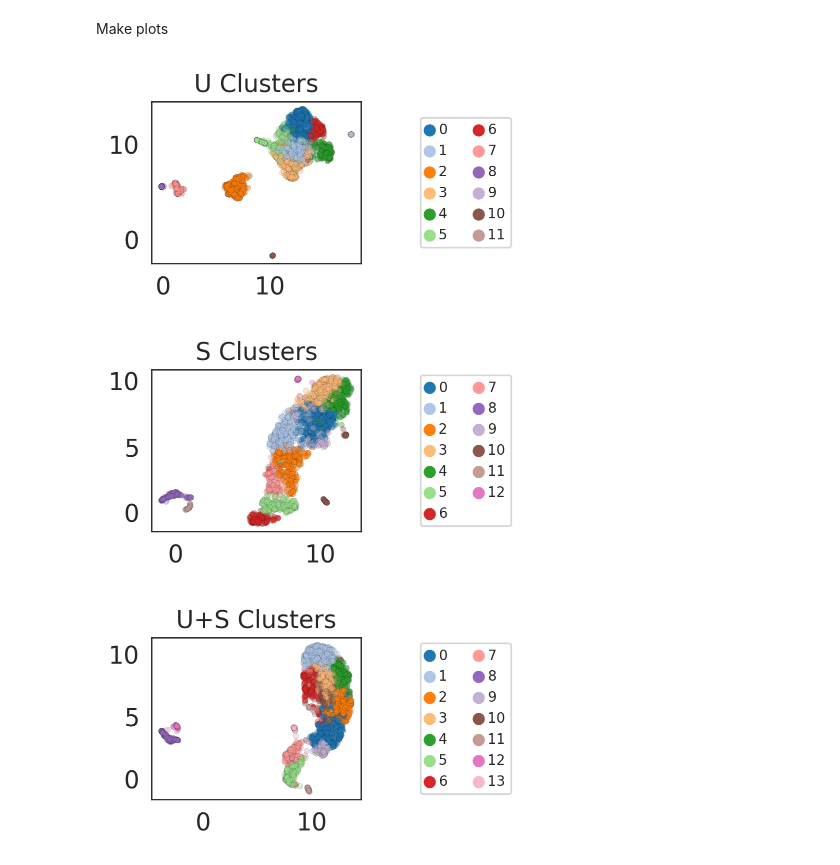
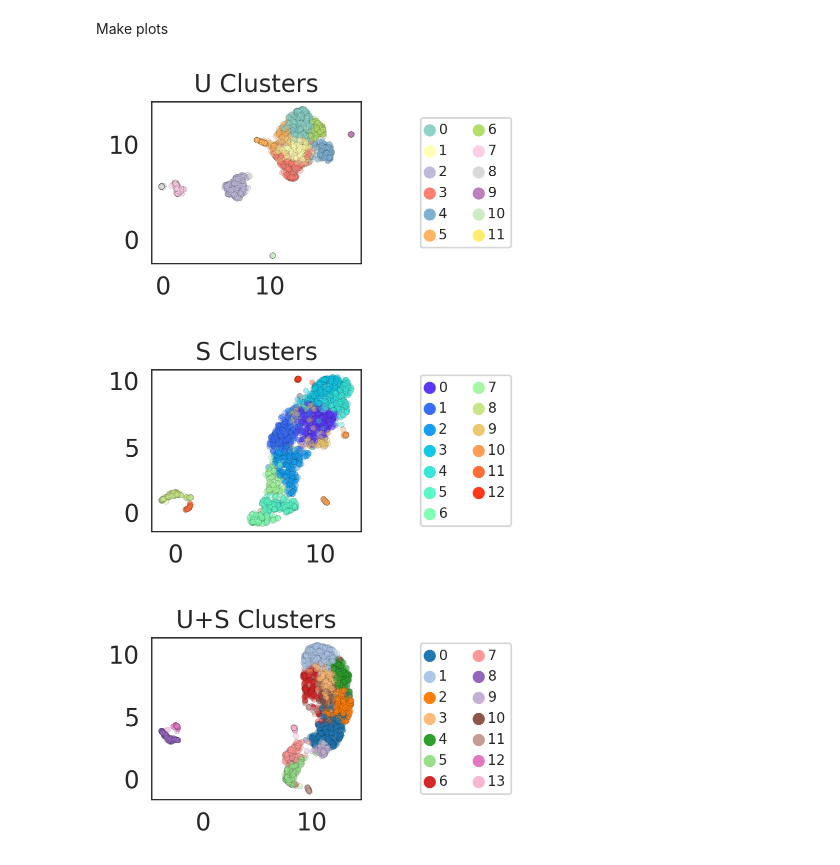
Before and after one commit to tarachari3/perturbCME, a Jupyter notebook: notebooks/20230817_meKMeans_fig1_standard.ipynb, the cells around one changed output. Cells and saved outputs as stored; diff of their text form; code cells hidden in the pictures.

```diff
--- a/notebooks/20230817_meKMeans_fig1_standard.ipynb
+++ b/notebooks/20230817_meKMeans_fig1_standard.ipynb
@@ -153,23 +153,23 @@ Make plots
 # %%
 plt.figure(figsize=(4,2))
 g=sns.scatterplot(umap_U[:,0],umap_U[:,1],hue=adata_U_sub.obs['leiden'],
-                  palette='tab20',s=10,edgecolor='black',alpha=0.4,linewidth=0.1)
+                  palette='Set3',s=10,edgecolor='black',alpha=0.4,linewidth=0.1)
 g.legend(loc='center left', bbox_to_anchor=(1.25, 0.5), ncol=2, fontsize=8)
 plt.tight_layout()
 plt.title('U Clusters')
 plt.savefig('T_E13_U_umap_leiden.pdf')
 # %% [output]
-[figure, old version]
+[figure, new version]
 # %%
 plt.figure(figsize=(4,2))
 g=sns.scatterplot(umap_S[:,0],umap_S[:,1],hue=adata_S_sub.obs['leiden'],
-                  palette='tab20',s=10,edgecolor='black',alpha=0.4,linewidth=0.1)
+                  palette='rainbow',s=10,edgecolor='black',alpha=0.4,linewidth=0.1)
 g.legend(loc='center left', bbox_to_anchor=(1.25, 0.5), ncol=2, fontsize=8)
 plt.tight_layout()
 plt.title('S Clusters')
 plt.savefig('T_E13_S_umap_leiden.pdf')
 # %% [output]
-[figure, old version]
+[figure, new version]
 # %%
 plt.figure(figsize=(4,2))
 g=sns.scatterplot(umap_US[:,0],umap_US[:,1],hue=adata_US_sub.obs['leiden'],
```
Also changed, not shown: parts of 2 cells of this notebook.
